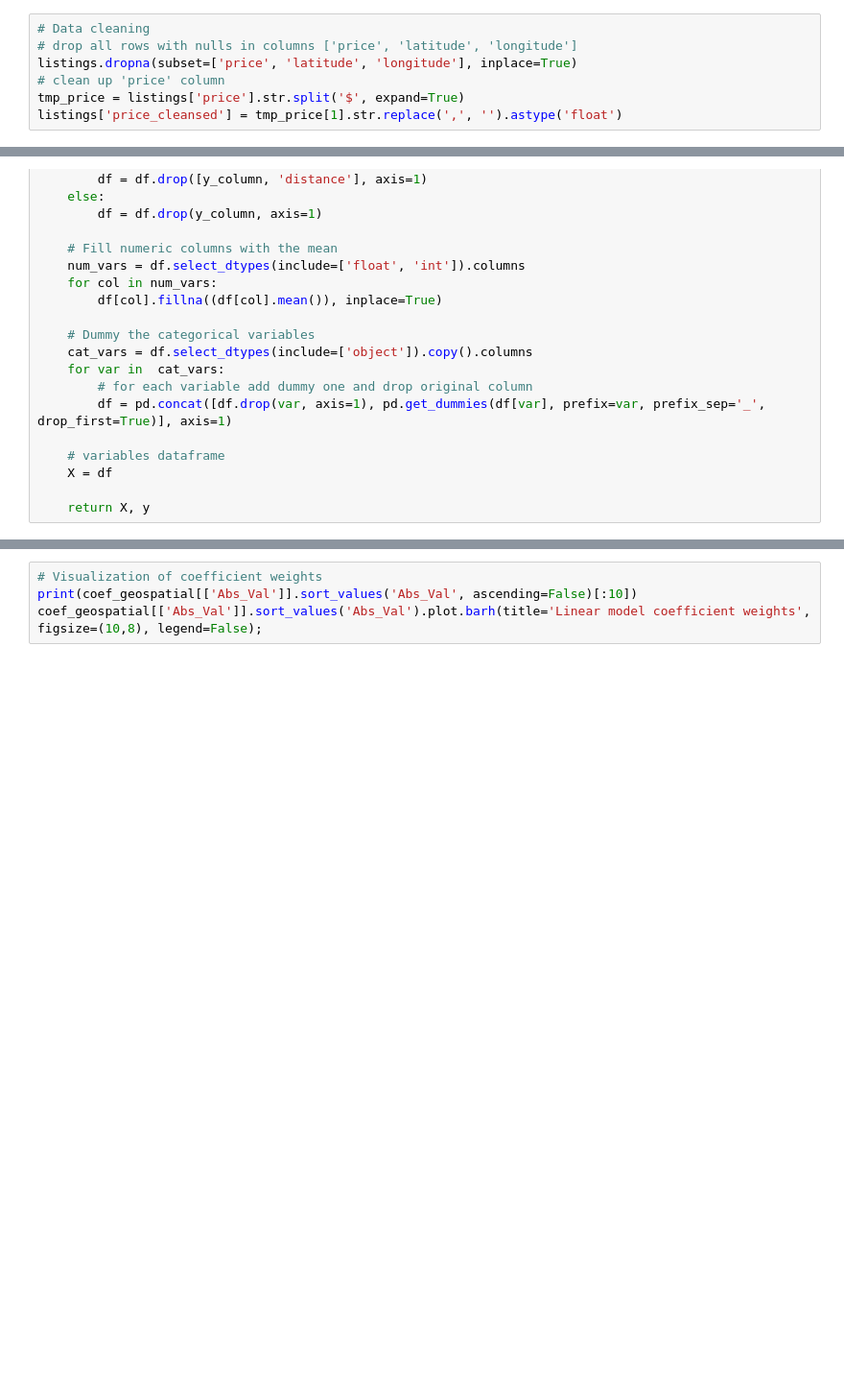
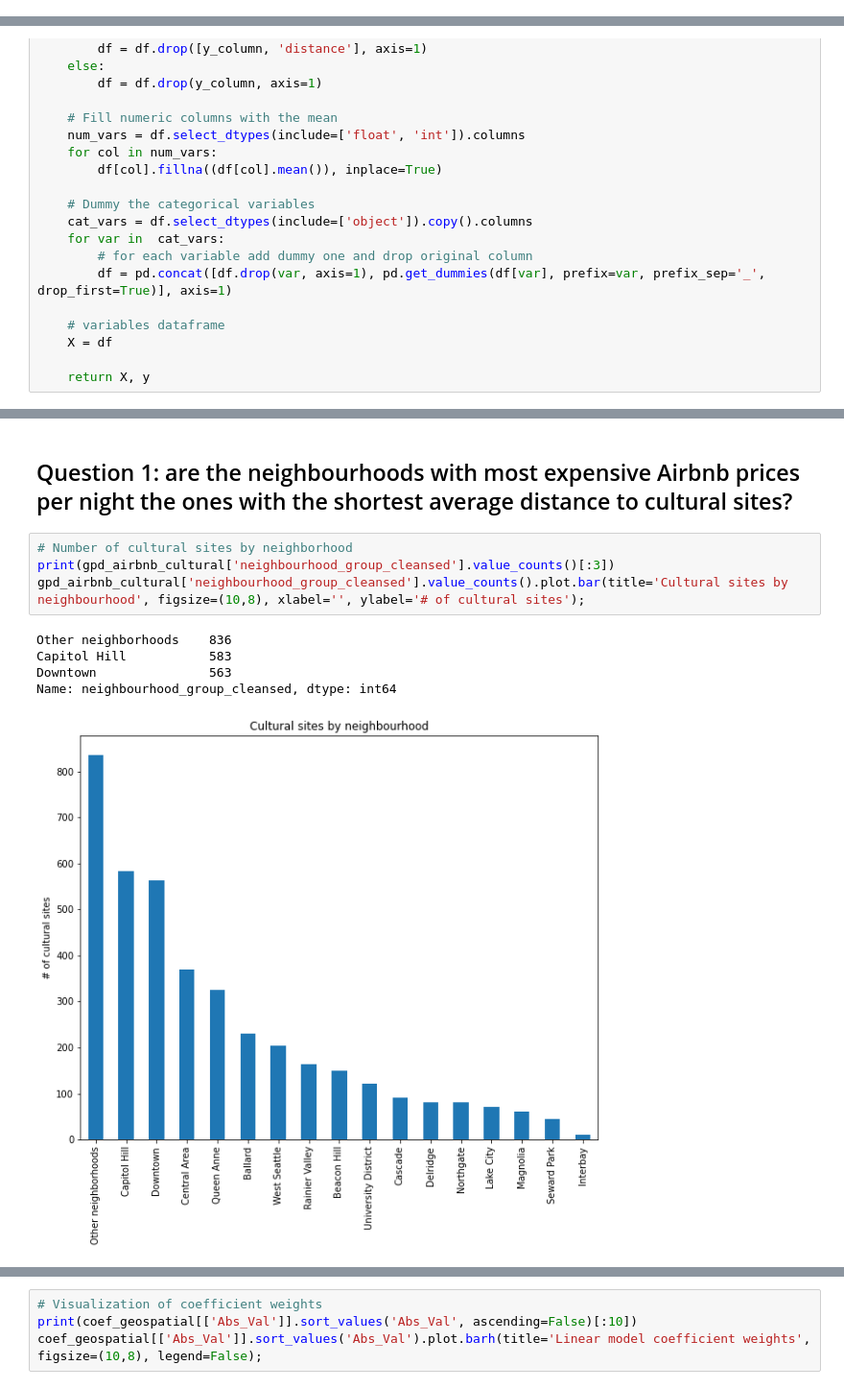
Before and after one commit to julionovoa/airbnb-seattle, a Jupyter notebook: airbnb-seattle.ipynb, the cells around one changed output, grey strips where cells are left out. Shown at 96% size. Drawn from its saved outputs; the diff is of its cells as text; blank space fills up the shorter version.

```diff
--- a/airbnb-seattle.ipynb
+++ b/airbnb-seattle.ipynb
@@ -25,8 +34 @@ listings = pd.read_csv('data/listings.csv')
-# %%
-# Data cleaning
-# drop all rows with nulls in columns ['price', 'latitude', 'longitude']
-listings.dropna(subset=['price', 'latitude', 'longitude'], inplace=True)
-# clean up 'price' column
-tmp_price = listings['price'].str.split('$', expand=True)
-listings['price_cleansed'] = tmp_price[1].str.replace(',', '').astype('float')
 # %%
@@ -193,3 +204,15 @@ def seattle_model(df, y_column, include_distance=False, test_size=0.3, random_st
     coef_weights['Abs_Val'] = np.abs(lm_model['linearregression'].coef_.T)
     coef_weights.set_index('Coefficient', inplace=True)
     return coef_weights
+# %% [markdown]
+## Question 1: are the neighbourhoods with most expensive Airbnb prices per night the ones with the shortest average distance to cultural sites?
+# %%
+# Number of cultural sites by neighborhood
+print(gpd_airbnb_cultural['neighbourhood_group_cleansed'].value_counts()[:3])
+gpd_airbnb_cultural['neighbourhood_group_cleansed'].value_counts().plot.bar(title='Cultural sites by neighbourhood', figsize=(10,8), xlabel='', ylabel='# of cultural sites');
+# %% [output]
+Other neighborhoods    836
+Capitol Hill           583
+Downtown               563
+Name: neighbourhood_group_cleansed, dtype: int64
+[figure, added]
```
Also changed, not shown: parts of 29 cells of this notebook, 1 other file.
